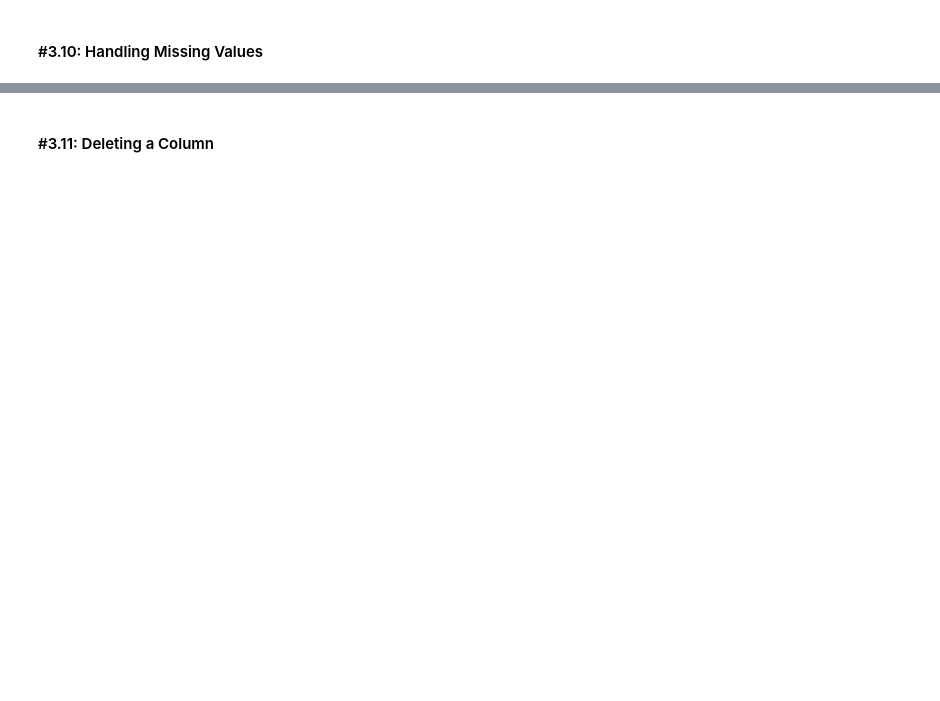
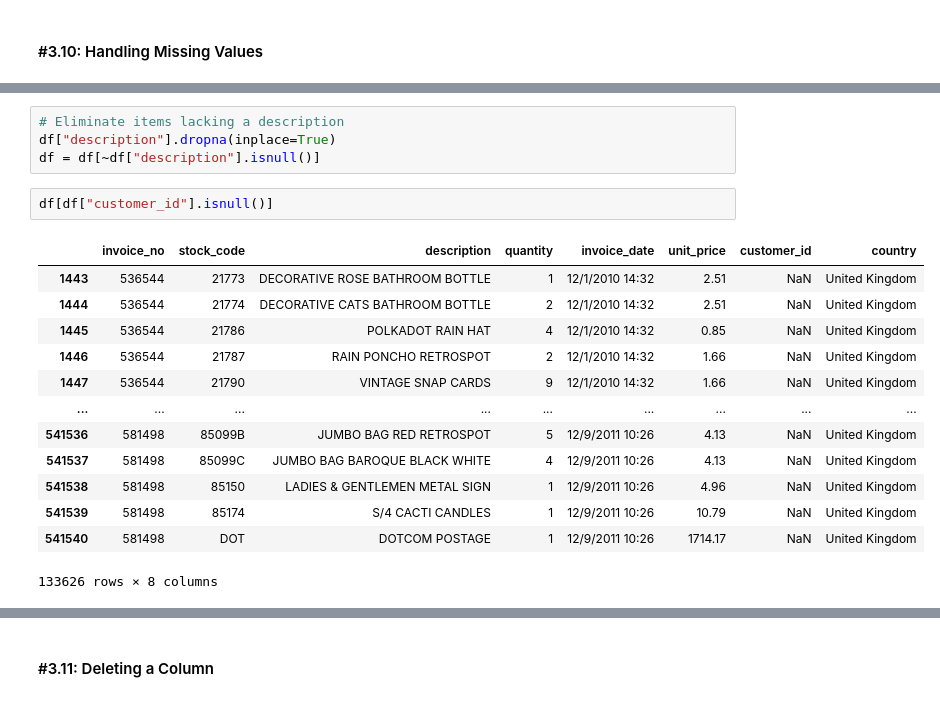
Before and after one commit to EECE-5644-Summer-B/MiniProject01, a Jupyter notebook: notebook.ipynb, the cells around one changed output, grey strips where cells are left out. Cells and saved outputs as stored; diff of their text form; blank space fills up the shorter version.

```diff
--- a/notebook.ipynb
+++ b/notebook.ipynb
@@ -342,0 +404,20 @@ country_to_region = {
+# %%
+# Eliminate items lacking a description
+df["description"].dropna(inplace=True)
+df = df[~df["description"].isnull()]
+# %%
+df[df["customer_id"].isnull()]
+# %% [output]
+|  | invoice_no | stock_code | description | quantity | invoice_date | unit_price | customer_id | country |
+| 1443 | 536544 | 21773 | DECORATIVE ROSE BATHROOM BOTTLE | 1 | 12/1/2010 14:32 | 2.51 | NaN | United Kingdom |
+| 1444 | 536544 | 21774 | DECORATIVE CATS BATHROOM BOTTLE | 2 | 12/1/2010 14:32 | 2.51 | NaN | United Kingdom |
+| 1445 | 536544 | 21786 | POLKADOT RAIN HAT | 4 | 12/1/2010 14:32 | 0.85 | NaN | United Kingdom |
+| 1446 | 536544 | 21787 | RAIN PONCHO RETROSPOT | 2 | 12/1/2010 14:32 | 1.66 | NaN | United Kingdom |
+| 1447 | 536544 | 21790 | VINTAGE SNAP CARDS | 9 | 12/1/2010 14:32 | 1.66 | NaN | United Kingdom |
+| ... | ... | ... | ... | ... | ... | ... | ... | ... |
+| 541536 | 581498 | 85099B | JUMBO BAG RED RETROSPOT | 5 | 12/9/2011 10:26 | 4.13 | NaN | United Kingdom |
+| 541537 | 581498 | 85099C | JUMBO BAG BAROQUE BLACK WHITE | 4 | 12/9/2011 10:26 | 4.13 | NaN | United Kingdom |
+| 541538 | 581498 | 85150 | LADIES & GENTLEMEN METAL SIGN | 1 | 12/9/2011 10:26 | 4.96 | NaN | United Kingdom |
+| 541539 | 581498 | 85174 | S/4 CACTI CANDLES | 1 | 12/9/2011 10:26 | 10.79 | NaN | United Kingdom |
+| 541540 | 581498 | DOT | DOTCOM POSTAGE | 1 | 12/9/2011 10:26 | 1714.17 | NaN | United Kingdom |
+133626 rows × 8 columns
```
Also changed, not shown: parts of 22 cells of this notebook.
